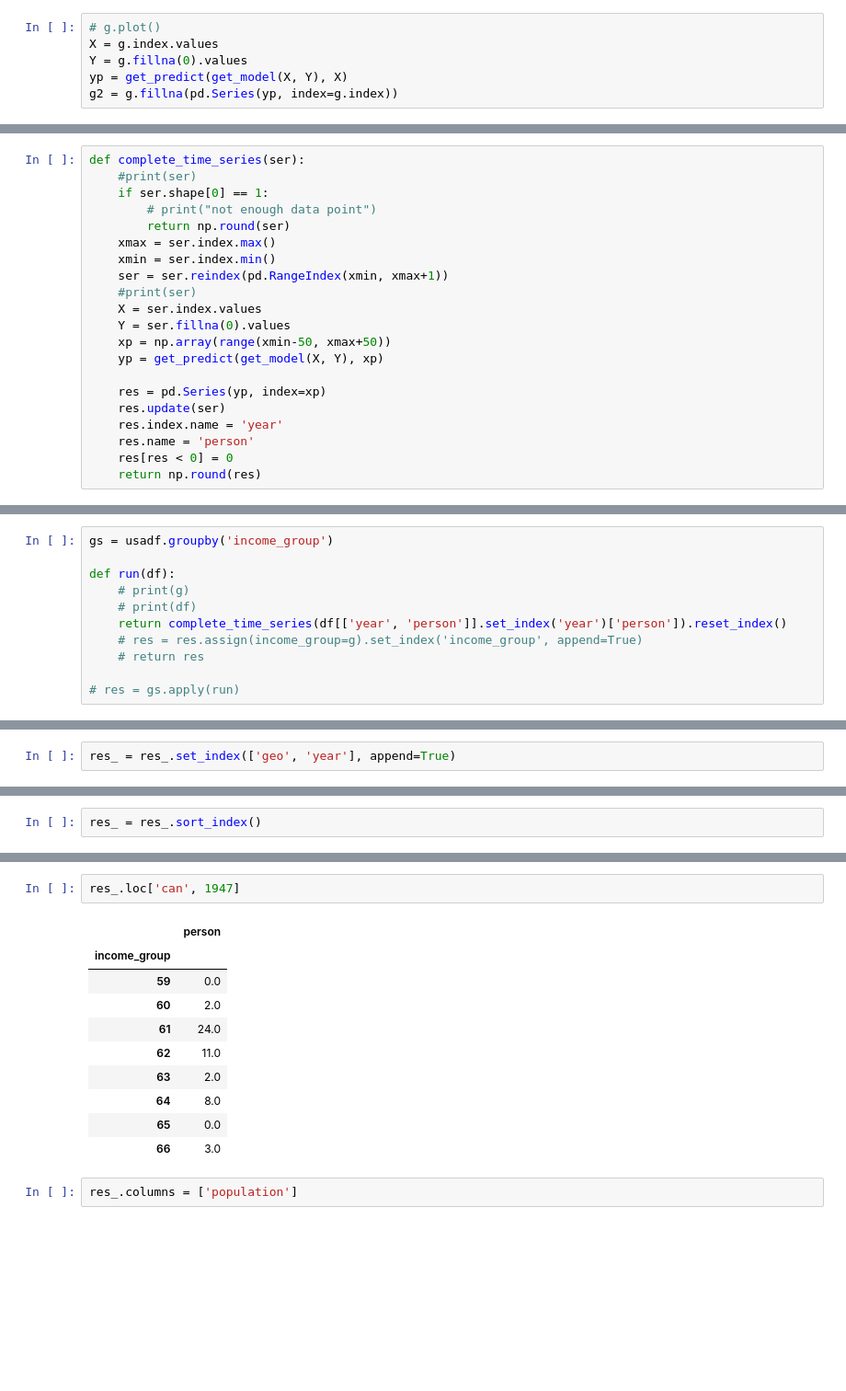
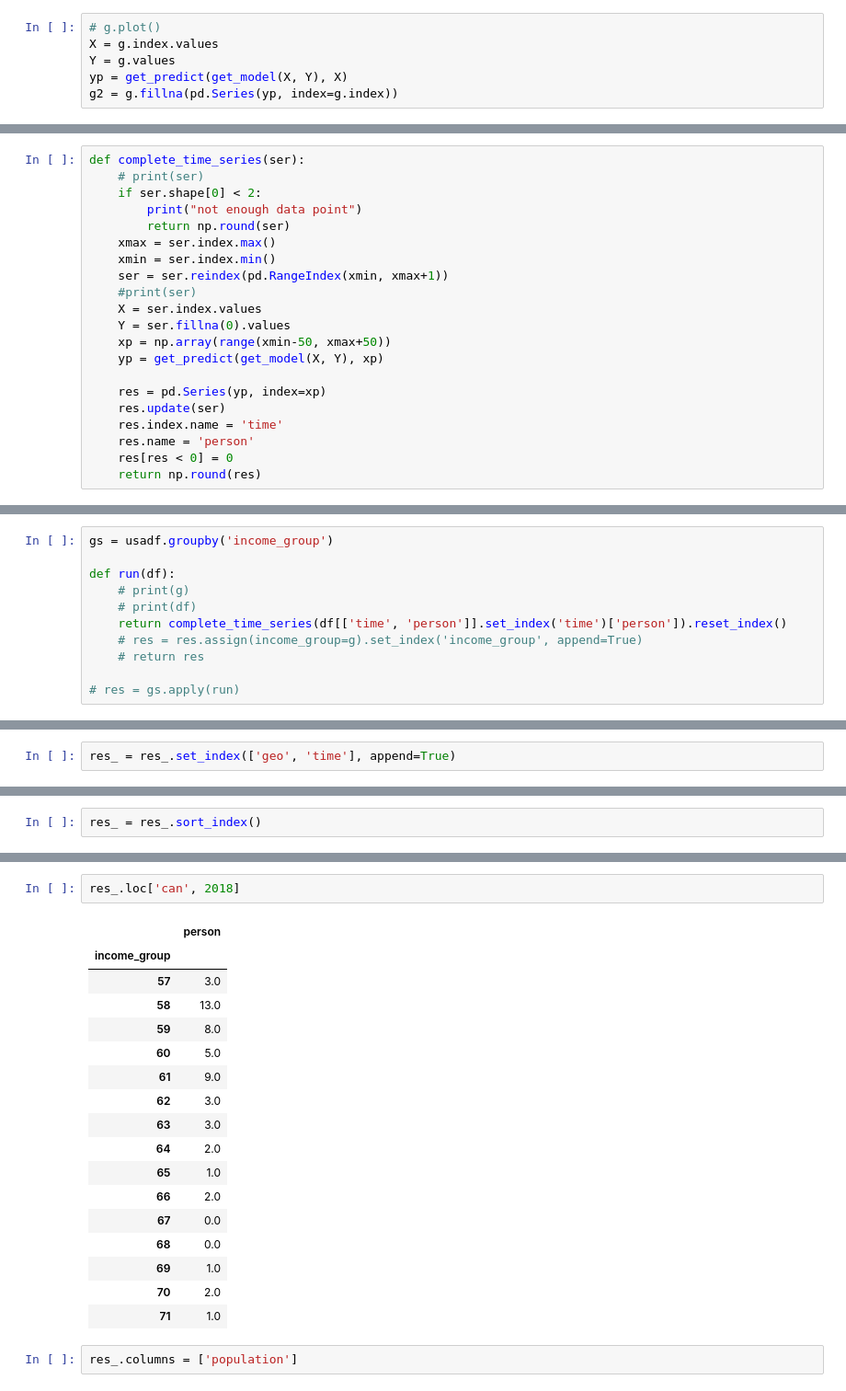
Before and after one commit to open-numbers/ddf--gapminder--billionaires, a Jupyter notebook: etl/notebooks/billionares_by_country.ipynb, the cells around one changed output, grey strips where cells are left out. Shown: that part at 92% size. Saved outputs shown, nothing was run; the diff lists cells and outputs as text; blank space fills up the shorter version.

```diff
--- a/etl/notebooks/billionares_by_country.ipynb
+++ b/etl/notebooks/billionares_by_country.ipynb
@@ -320,7 +394,7 @@ g = g.reindex(pd.RangeIndex(1998, 2004))
 # %%
 # g.plot()
 X = g.index.values
-Y = g.fillna(0).values
+Y = g.values
 yp = get_predict(get_model(X, Y), X)
 g2 = g.fillna(pd.Series(yp, index=g.index))
 # %%
@@ -337,8 +420,8 @@ array([2013, 2014, 2015, 2016, 2017, 2018, 2019, 2020, 1997, 1998, 1999,
 # %%
 def complete_time_series(ser):
-    #print(ser)
-    if ser.shape[0] == 1:
-        # print("not enough data point")
+    # print(ser)
+    if ser.shape[0] < 2:
+        print("not enough data point")
         return np.round(ser)
     xmax = ser.index.max()
     xmin = ser.index.min()
@@ -351,7 +434,7 @@ def complete_time_series(ser):
 
     res = pd.Series(yp, index=xp)
     res.update(ser)
-    res.index.name = 'year'
+    res.index.name = 'time'
     res.name = 'person'
     res[res < 0] = 0
     return np.round(res)
@@ -388,7 +471,7 @@ gs = usadf.groupby('income_group')
 def run(df):
     # print(g)
     # print(df)
-    return complete_time_series(df[['year', 'person']].set_index('year')['person']).reset_index()
+    return complete_time_series(df[['time', 'person']].set_index('time')['person']).reset_index()
     # res = res.assign(income_group=g).set_index('income_group', append=True)
     # return res
 
@@ -409,7 +510,7 @@ for k, v in res.items():
 # %%
 res_ = pd.concat(res_)
 # %%
-res_ = res_.set_index(['geo', 'year'], append=True)
+res_ = res_.set_index(['geo', 'time'], append=True)
 # %%
 res_ = res_.reorder_levels([1, 2, 0])
 # %%
@@ -430,16 +535,23 @@ res_.loc['can', 1947]
 # %%
-res_.loc['can', 1947]
+res_.loc['can', 2018]
 # %% [output]
 |  | person |
 | income_group |  |
-| 59 | 0.0 |
-| 60 | 2.0 |
-| 61 | 24.0 |
-| 62 | 11.0 |
-| 63 | 2.0 |
-| 64 | 8.0 |
-| 65 | 0.0 |
-| 66 | 3.0 |
+| 57 | 3.0 |
+| 58 | 13.0 |
+| 59 | 8.0 |
+| 60 | 5.0 |
+| 61 | 9.0 |
+| 62 | 3.0 |
+| 63 | 3.0 |
+| 64 | 2.0 |
+| 65 | 1.0 |
+| 66 | 2.0 |
+| 67 | 0.0 |
+| 68 | 0.0 |
+| 69 | 1.0 |
+| 70 | 2.0 |
+| 71 | 1.0 |
 # %%
 res_.columns = ['population']
 # %%
```
Also changed, not shown: parts of 43 cells of this notebook, 6 other files.
